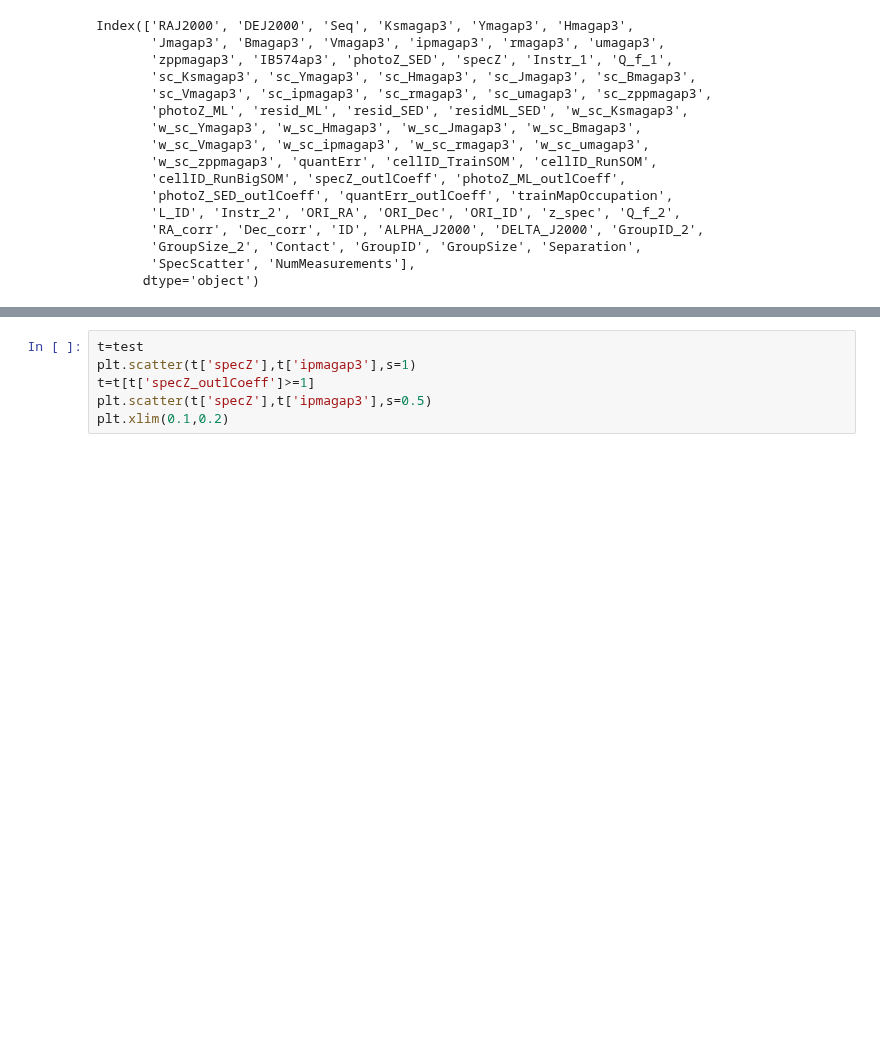
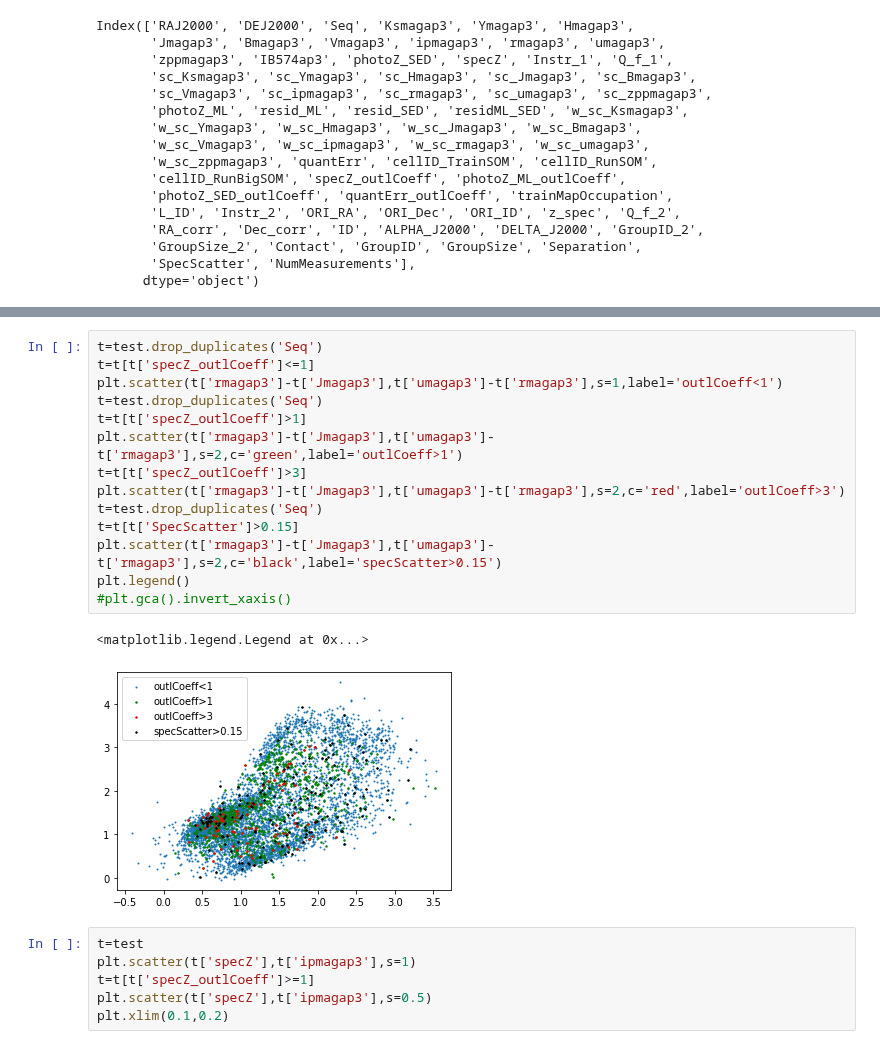
Before and after one commit to ShrRa/COSMOS_SOM, a Jupyter notebook: InspectDuplicatedSpecZ.ipynb, the cells around one changed output, grey strips where cells are left out. Drawn from its saved outputs; the diff is of its cells as text; blank space fills up the shorter version.

```diff
--- a/InspectDuplicatedSpecZ.ipynb
+++ b/InspectDuplicatedSpecZ.ipynb
@@ -194,3 +249,20 @@ plt.scatter(t['rmagap3'],t['umagap3']-t['rmagap3'],s=1)
+# %%
+t=test.drop_duplicates('Seq')
+t=t[t['specZ_outlCoeff']<=1]
+plt.scatter(t['rmagap3']-t['Jmagap3'],t['umagap3']-t['rmagap3'],s=1,label='outlCoeff<1')
+t=test.drop_duplicates('Seq')
+t=t[t['specZ_outlCoeff']>1]
+plt.scatter(t['rmagap3']-t['Jmagap3'],t['umagap3']-t['rmagap3'],s=2,c='green',label='outlCoeff>1')
+t=t[t['specZ_outlCoeff']>3]
+plt.scatter(t['rmagap3']-t['Jmagap3'],t['umagap3']-t['rmagap3'],s=2,c='red',label='outlCoeff>3')
+t=test.drop_duplicates('Seq')
+t=t[t['SpecScatter']>0.15]
+plt.scatter(t['rmagap3']-t['Jmagap3'],t['umagap3']-t['rmagap3'],s=2,c='black',label='specScatter>0.15')
+plt.legend()
+#plt.gca().invert_xaxis()
+# %% [output]
+<matplotlib.legend.Legend at 0x...>
+[figure, added]
 # %%
 t=test
 plt.scatter(t['specZ'],t['ipmagap3'],s=1)
```
Also changed, not shown: parts of 5 cells of this notebook.
